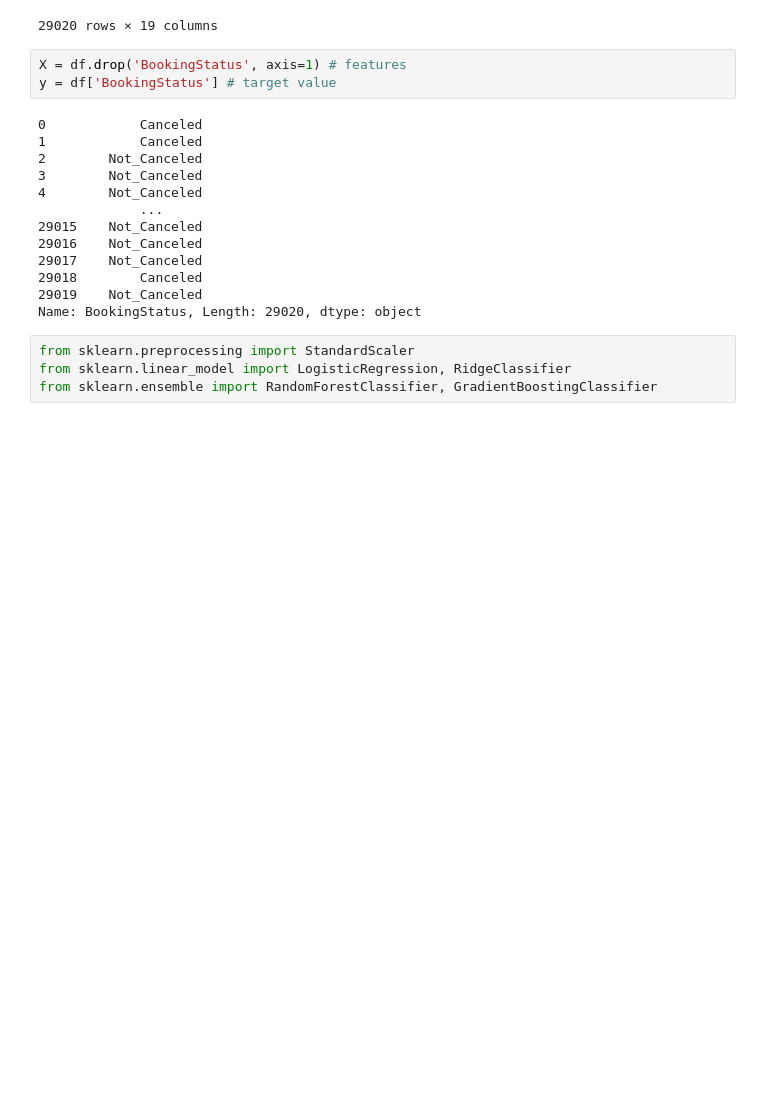
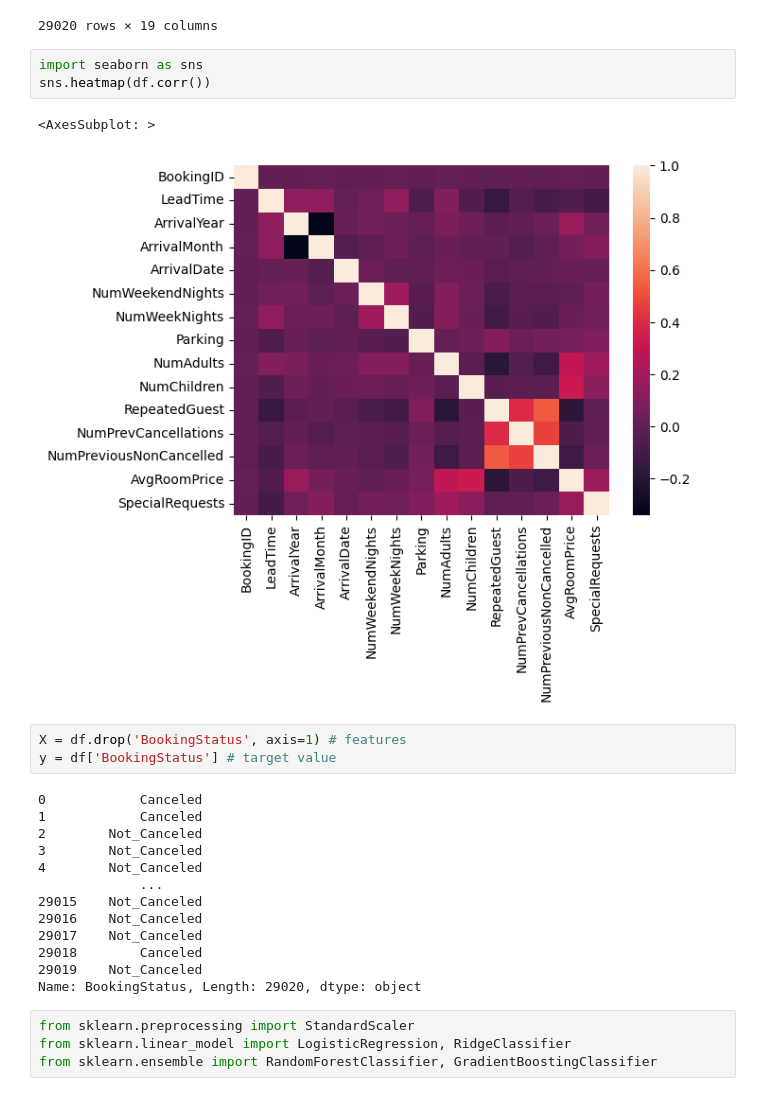
Before and after one commit to rachelchxn/dataquest, a Jupyter notebook: main.ipynb, the cells around one changed output. Cells and saved outputs as stored; diff of their text form; blank space fills up the shorter version.

```diff
--- a/main.ipynb
+++ b/main.ipynb
@@ -22,6 +22,12 @@ df
 | 29018 | 29019 | 20 | 2018 | 9 | 18 | 2 | 2 | ... |
 | 29019 | 29020 | 274 | 2018 | 7 | 31 | 2 | 1 | ... |
 29020 rows × 19 columns
+# %%
+import seaborn as sns
+sns.heatmap(df.corr())
+# %% [output]
+<AxesSubplot: >
+[figure, added]
 # %%
 X = df.drop('BookingStatus', axis=1) # features
 y = df['BookingStatus'] # target value
```
Also changed, not shown: 1 other file.
